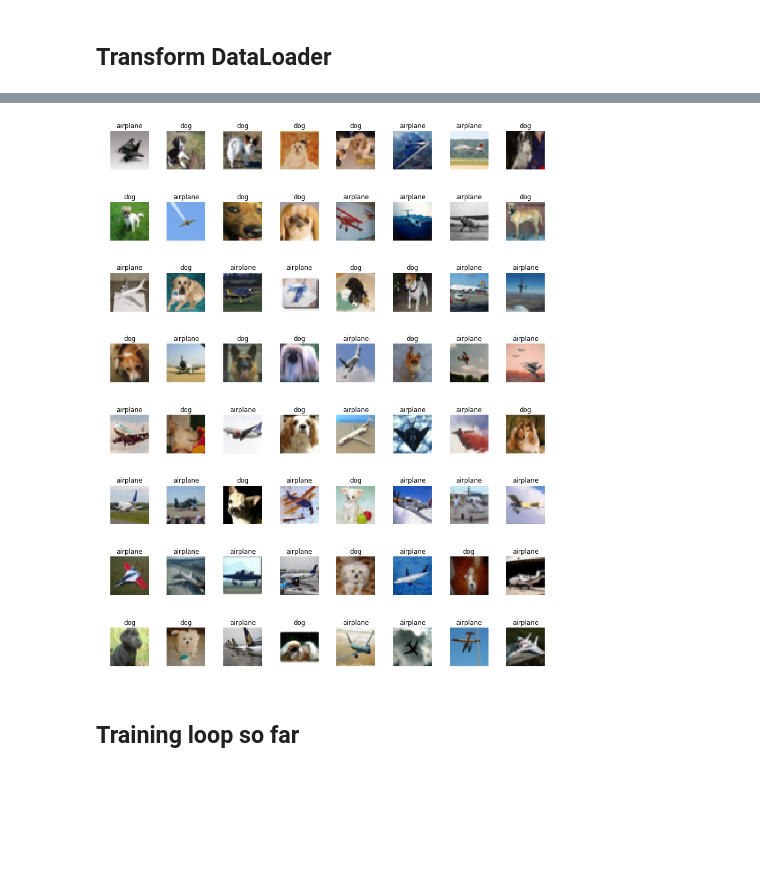
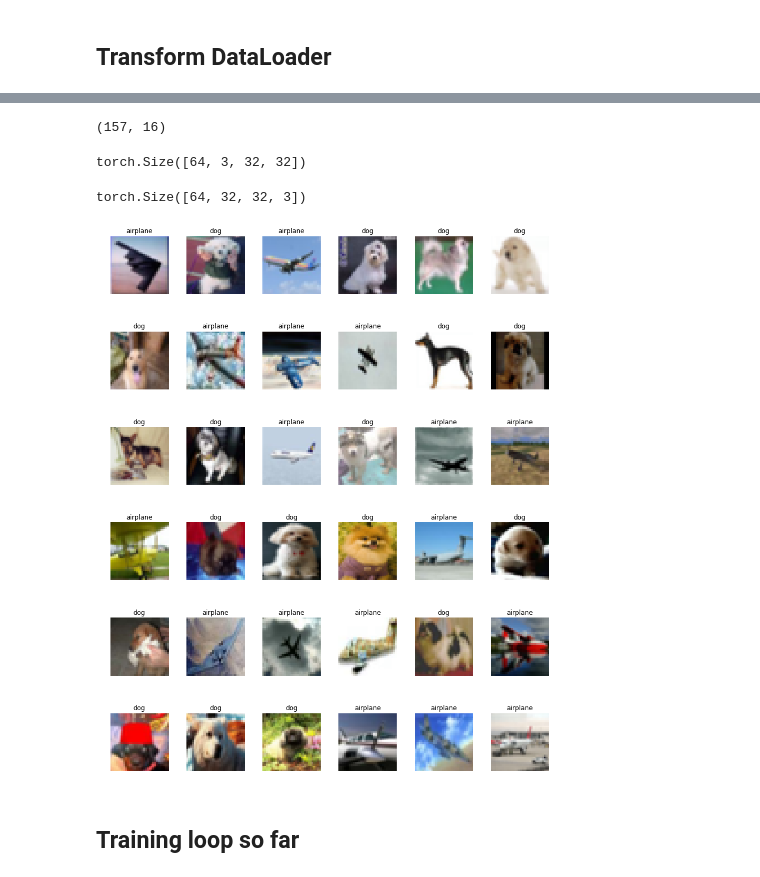
Before and after one commit to fastai/fastai_old, a Jupyter notebook: dev_nb/002_images.ipynb, the cells around one changed output, grey strips where cells are left out. Saved outputs shown, nothing was run; the diff lists cells and outputs as text; code cells hidden in the pictures; blank space fills up the shorter version.

Commit message:
refactor basic transforms

```diff
--- a/dev_nb/002_images.ipynb
+++ b/dev_nb/002_images.ipynb
@@ -164,8 +152,58 @@ len(data.train_dl), len(data.valid_dl)
+# %%
+def is_listy(x): return isinstance(x, (list,tuple))
+
+def listify(x=None, y=None):
+    if x is None: x=[]
+    elif not isinstance(x, Iterable): x=[x]
+    n = y if type(y)==int else 1 if y is None else len(y)
+    if len(x)==1: x = x * n
+    return x
+
+class Pipeline():
+    def __init__(self, iterator, funcs):
+        self.iterator,self.funcs = iterator,listify(funcs)
+
+    def __len__(self): return len(self.iterator)
+
+    def __iter__(self):
+        for it in self.iterator:
+            for f in self.funcs: it=f(it)
+            yield it
+# %%
+class DataBunch():
+    def __init__(self, train_dl, valid_dl, device=None, train_tfms=None, valid_tfms=None):
+        self.device=default_device if device is None else device
+        dev_fn = [partial(to_device, self.device)]
+        self.train_dl = Pipeline(train_dl, dev_fn + listify(train_tfms))
+        self.valid_dl = Pipeline(valid_dl, dev_fn + listify(valid_tfms))
+
+    @classmethod
+    def from_datasets(cls, train_ds, valid_ds, bs=64, device=None, train_tfms=None, valid_tfms=None):
+        train_dl = DataLoader(train_ds, bs,   shuffle=True)
+        valid_dl = DataLoader(valid_ds, bs*2, shuffle=False)
+        return cls(train_dl, valid_dl, device, train_tfms, valid_tfms)
+# %%
+cifar_transforms = [
+    cifar_tfm
+]
+# %%
+data = DataBunch.from_datasets(train_ds, valid_ds, bs=bs, train_tfms=cifar_transforms, valid_tfms=cifar_transforms)
+len(data.train_dl), len(data.valid_dl)
+# %% [output]
+(157, 16)
+# %%
+x,y = next(iter(data.train_dl))
+x.shape
+# %% [output]
+torch.Size([64, 3, 32, 32])
 # %%
-x,y = next(iter(data.train_dl))
 x = (x.permute([0,2,3,1])*data_std)+data_mean
-show_images(x,y,8)
+x.shape
 # %% [output]
-[figure, removed]
+torch.Size([64, 32, 32, 3])
+# %%
+show_images(x,y,6,classes)
+# %% [output]
+[figure, added]
 # %% [markdown]
 ## Training loop so far
```
Also changed, not shown: parts of 32 cells of this notebook, 3 other files.
